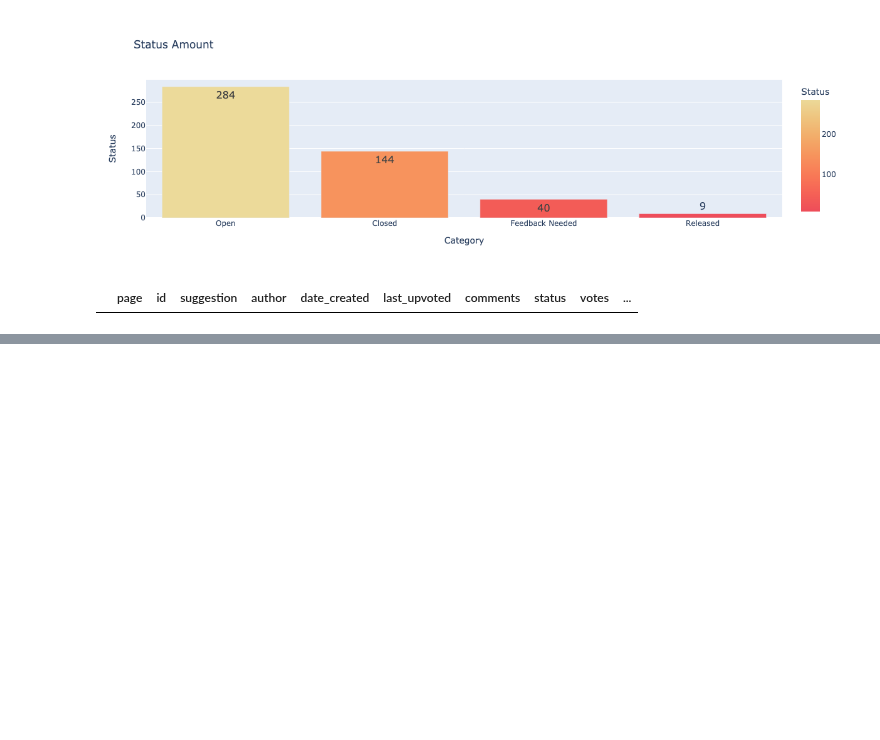
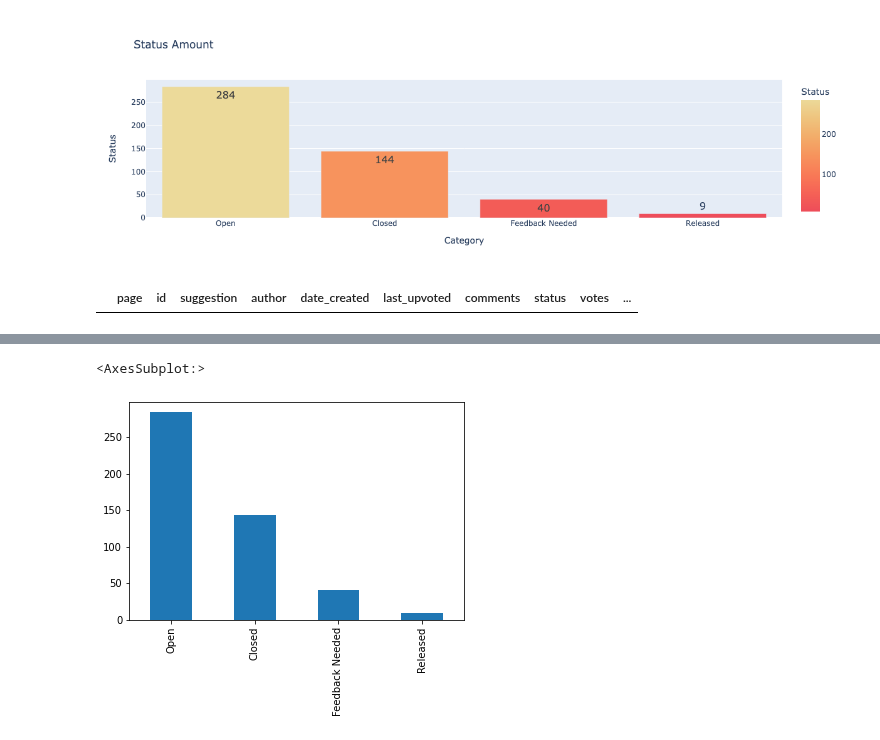
Before and after one commit to pedrosanhueza/Web-Scrape, a Jupyter notebook: Mutual Feedback/Mutual - Code/Mutual - 07-11-22.ipynb, the cells around one changed output, grey strips where cells are left out. Cells and saved outputs as stored; diff of their text form; code cells hidden in the pictures; blank space fills up the shorter version.

```diff
--- a/Mutual Feedback/Mutual - Code/Mutual - 07-11-22.ipynb
+++ b/Mutual Feedback/Mutual - Code/Mutual - 07-11-22.ipynb
@@ -215,5 +215,10 @@ url = 'https://blog.mutual.app/'
 response = requests.get(url)
 soup = BeautifulSoup(response.text, 'html.parser')
 logo = soup.find('img')['src']
+# %%
+data.status.value_counts().plot(kind='bar')
+# %% [output]
+<AxesSubplot:>
+[figure, added]
 # %%
 # %% [output]
```
Also changed, not shown: parts of 1 cell of this notebook, 3 other files.
